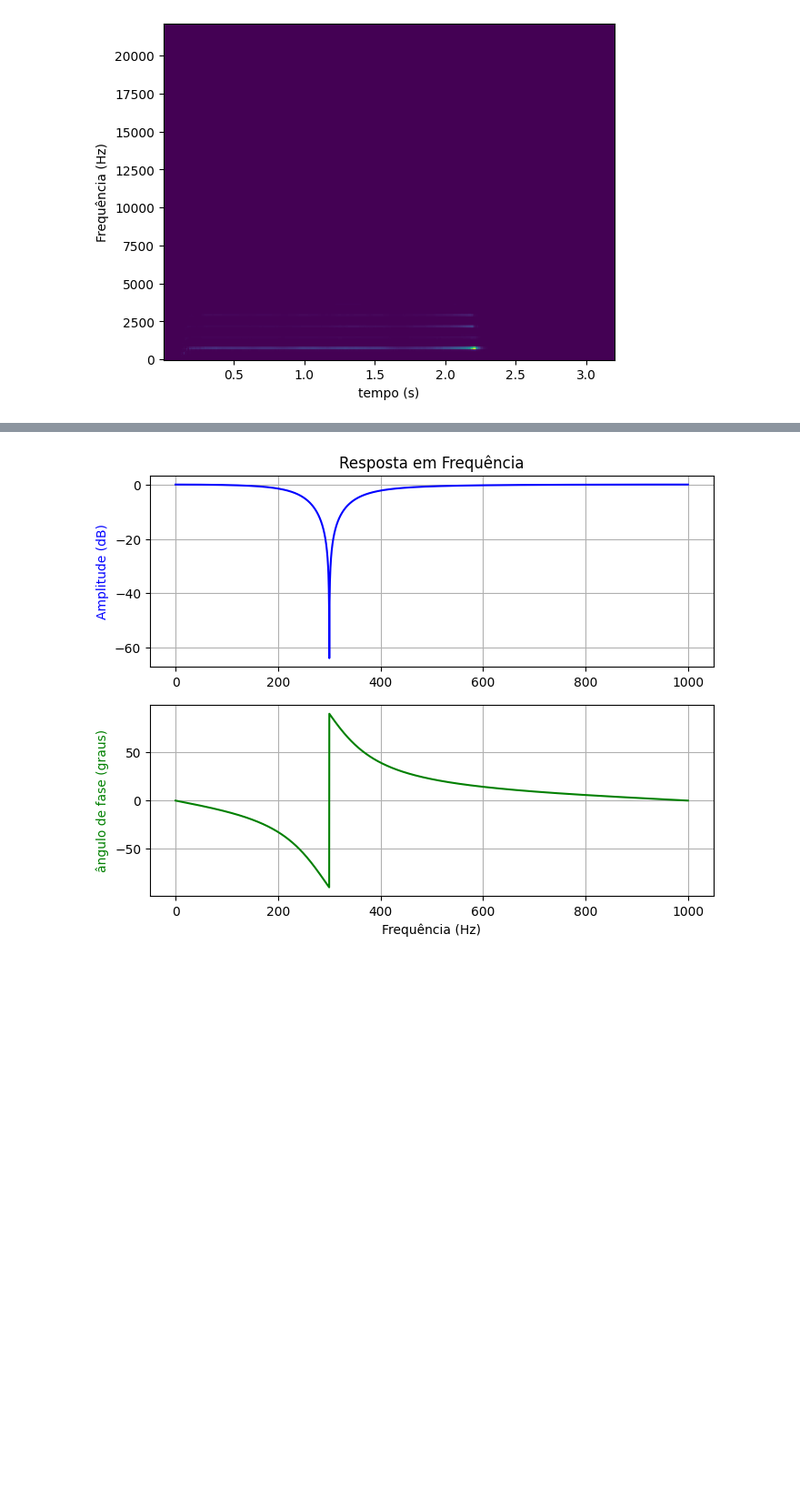
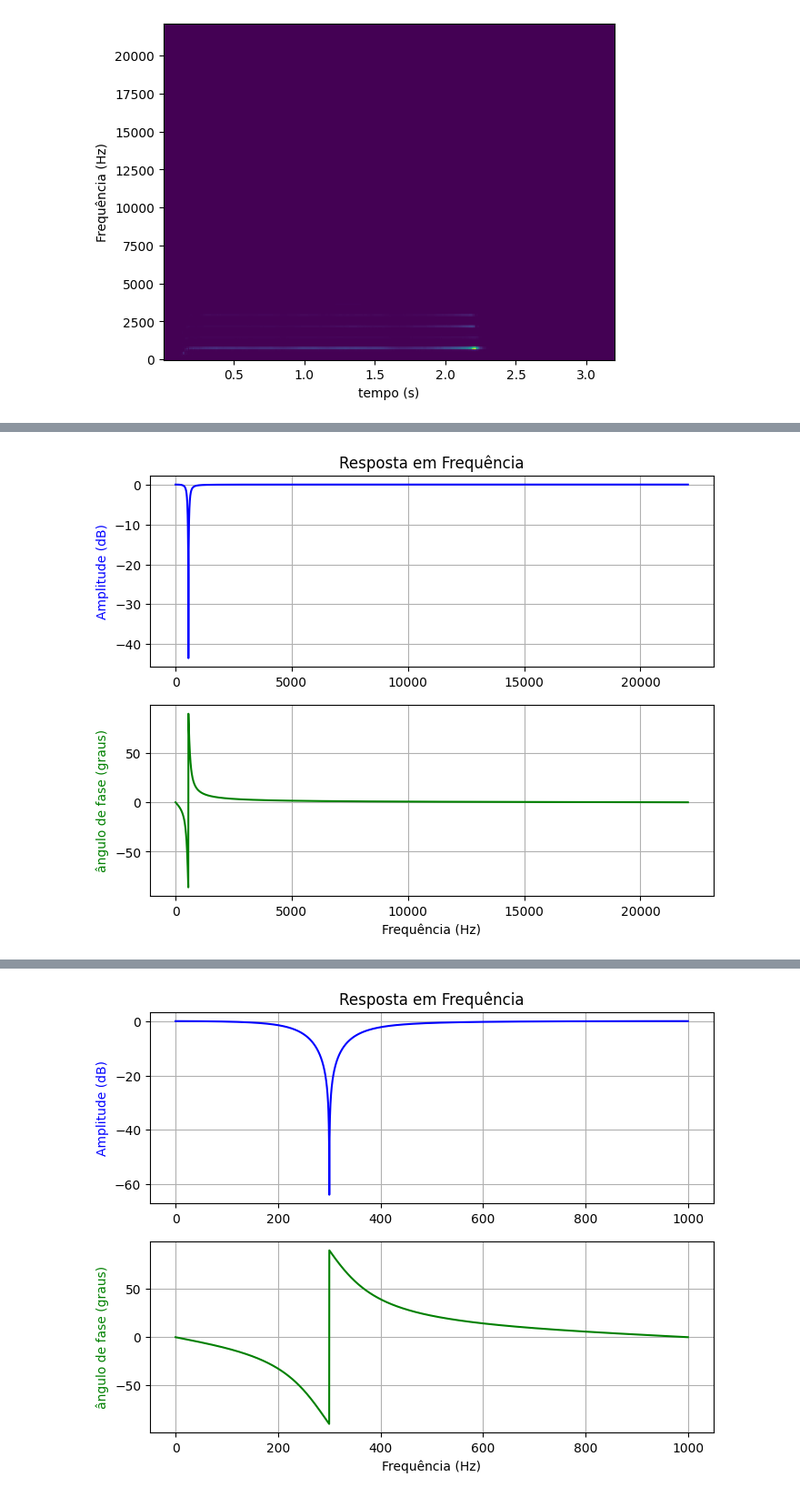
Before and after one commit to MatheusrCunha/PDS_1, a Jupyter notebook: Cópia_de_Filtros_notch_2023_2.ipynb, the cells around one changed output, grey strips where cells are left out. Shown at 91% size. Drawn from its saved outputs; the diff is of its cells as text; code cells hidden in the pictures; blank space fills up the shorter version.

```diff
--- a/Cópia_de_Filtros_notch_2023_2.ipynb
+++ b/Cópia_de_Filtros_notch_2023_2.ipynb
@@ -116,0 +110,15 @@ plt.show()
+# %%
+freq, h = signal.freqz(B, A, 4096, fs=Fs)
+
+fig, ax = plt.subplots(2, 1, figsize=(8, 6))
+ax[0].plot(freq, 20*np.log10(abs(h)), color='blue')
+ax[0].set_title("Resposta em Frequência")
+ax[0].set_ylabel("Amplitude (dB)", color='blue')
+ax[0].grid(True)
+ax[1].plot(freq, np.unwrap(np.angle(h))*180/np.pi, color='green')
+ax[1].set_ylabel("ângulo de fase (graus)", color='green')
+ax[1].set_xlabel("Frequência (Hz)")
+ax[1].grid(True)
+plt.show()
+# %% [output]
+[figure, added]
```
Also changed, not shown: parts of 15 cells of this notebook.
